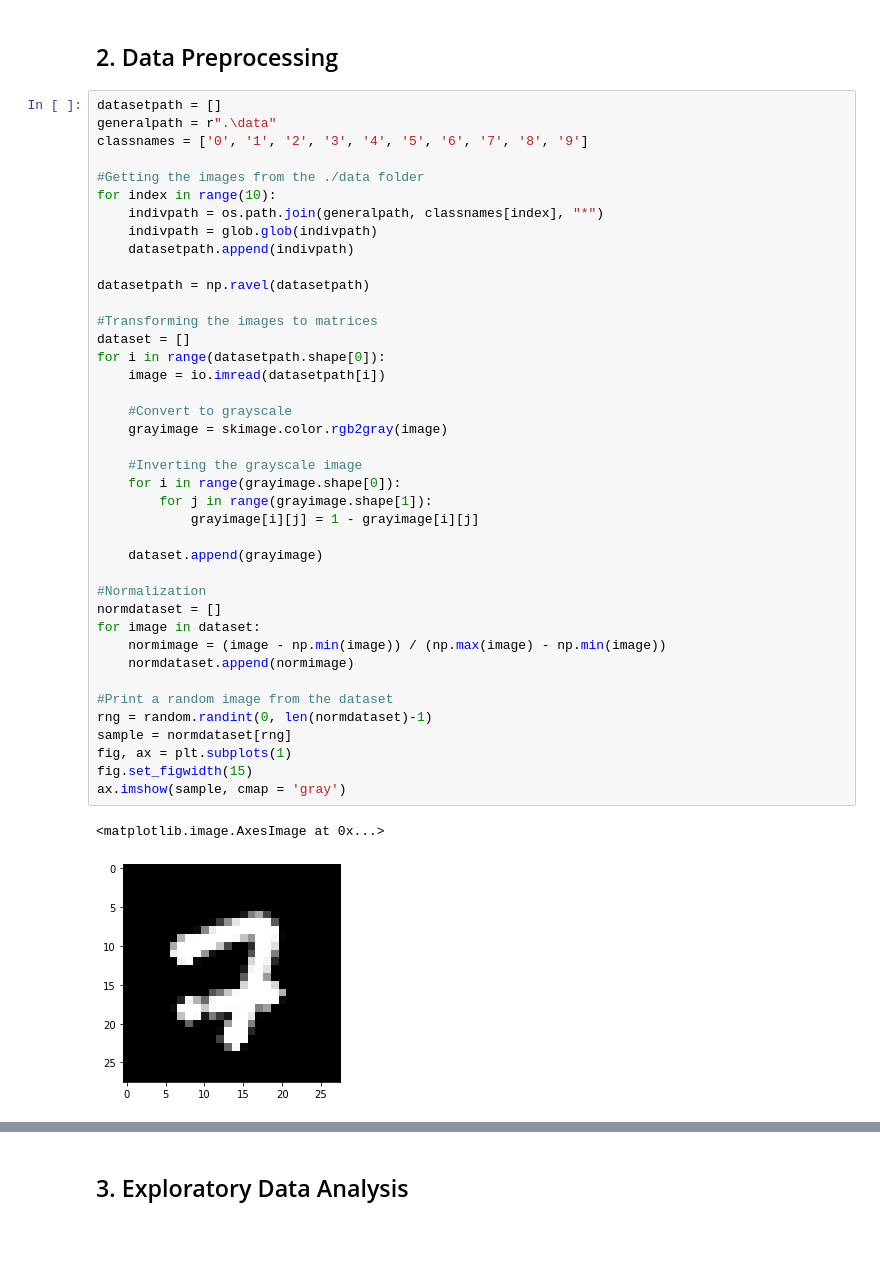
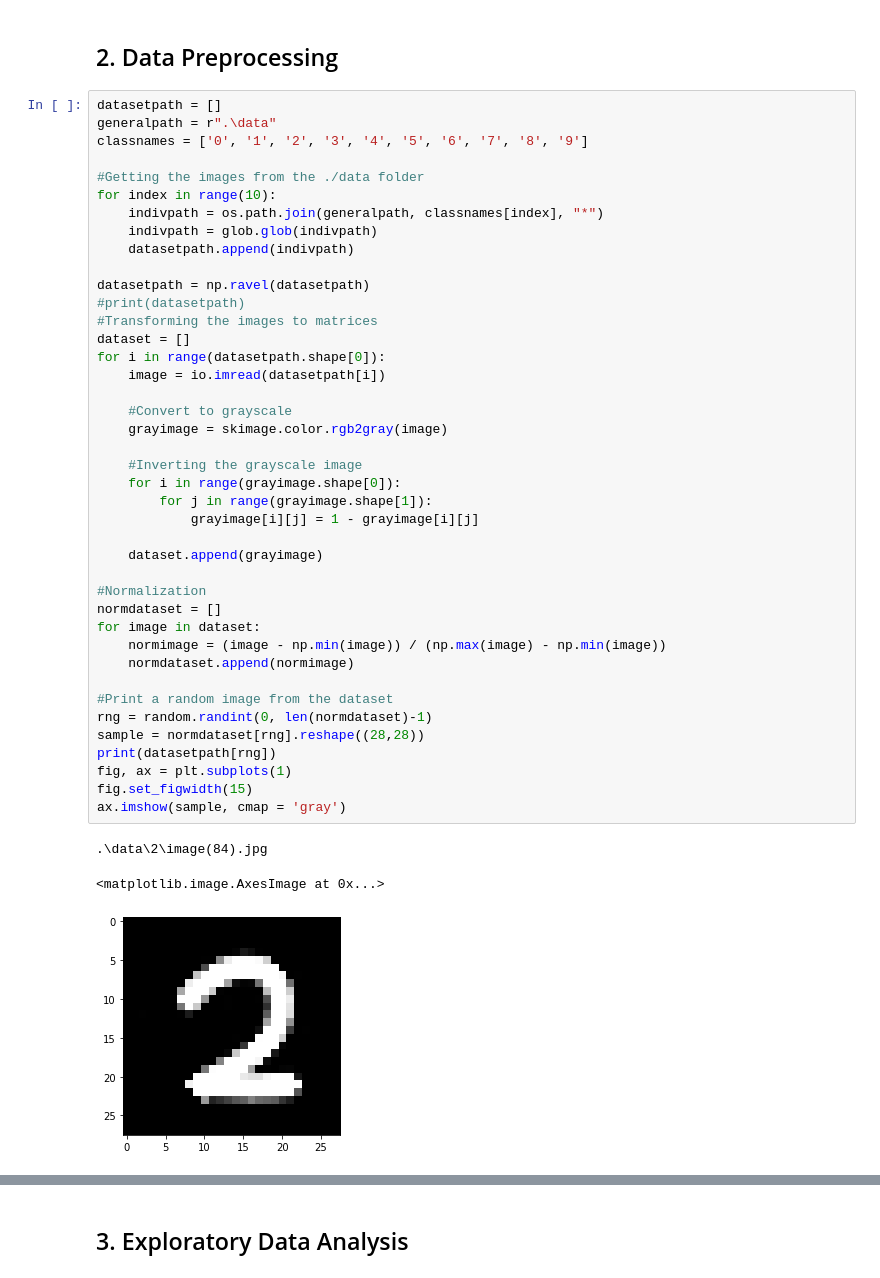
Before and after one commit to kquirapas/digiprof, a Jupyter notebook: digiprof.ipynb, the cells around one changed output, grey strips where cells are left out. Drawn from its saved outputs; the diff is of its cells as text; blank space fills up the shorter version.

```diff
--- a/digiprof.ipynb
+++ b/digiprof.ipynb
@@ -42,37 +54,39 @@ for index in range(10):
     datasetpath.append(indivpath)
 
 datasetpath = np.ravel(datasetpath)
-
+#print(datasetpath)
 #Transforming the images to matrices
 dataset = []
 for i in range(datasetpath.shape[0]):
     image = io.imread(datasetpath[i])
 
     #Convert to grayscale
     grayimage = skimage.color.rgb2gray(image)
 
     #Inverting the grayscale image
     for i in range(grayimage.shape[0]):
         for j in range(grayimage.shape[1]):
             grayimage[i][j] = 1 - grayimage[i][j]
 
     dataset.append(grayimage)
 
 #Normalization
 normdataset = []
 for image in dataset:
     normimage = (image - np.min(image)) / (np.max(image) - np.min(image))
     normdataset.append(normimage)
 
 #Print a random image from the dataset
 rng = random.randint(0, len(normdataset)-1)
-sample = normdataset[rng]
+sample = normdataset[rng].reshape((28,28))
+print(datasetpath[rng])
 fig, ax = plt.subplots(1)
 fig.set_figwidth(15)
 ax.imshow(sample, cmap = 'gray')
 # %% [output]
-<matplotlib.image.AxesImage at 0x...>
+.\data\2\image(84).jpg
+<matplotlib.image.AxesImage at 0x...>
-[figure, old version]
+[figure, new version]
 # %%
 #Creating the X feature and Y target matrices
 X = []
```
Also changed, not shown: parts of 10 cells of this notebook, 12 other files.
